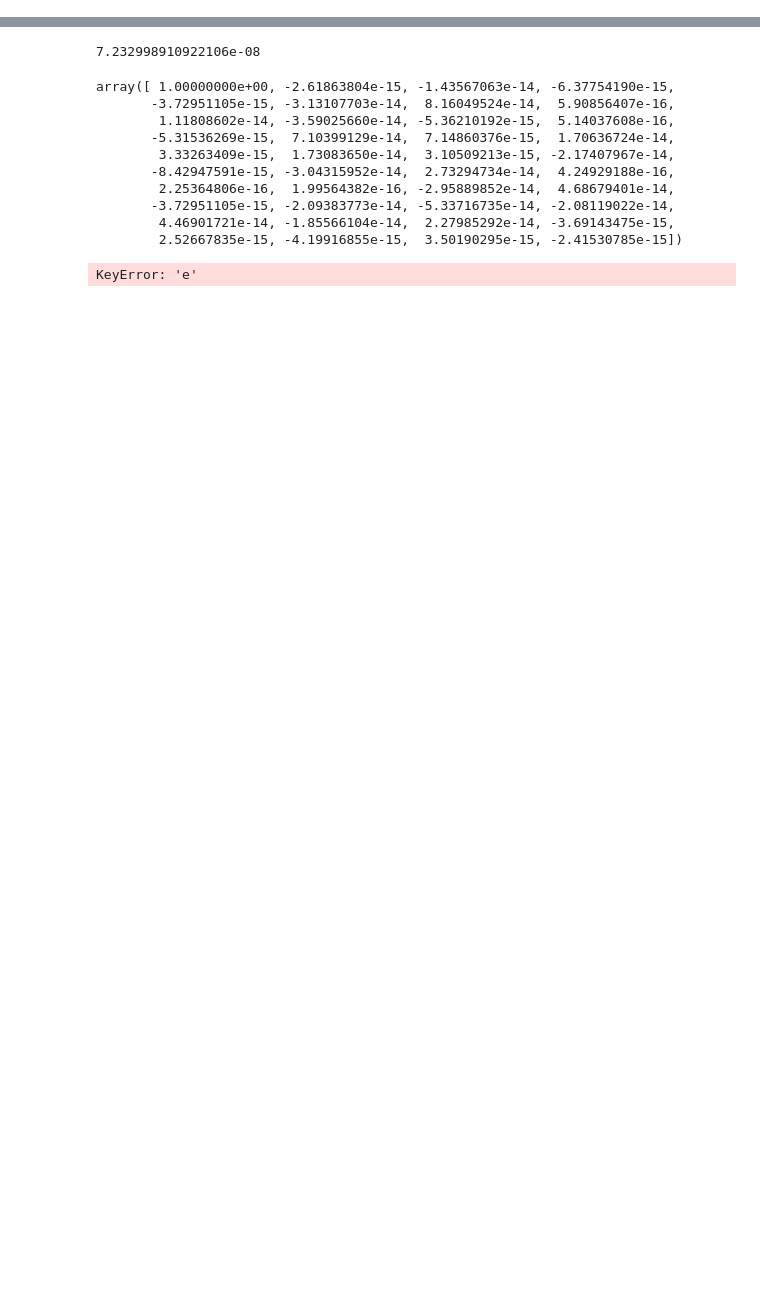
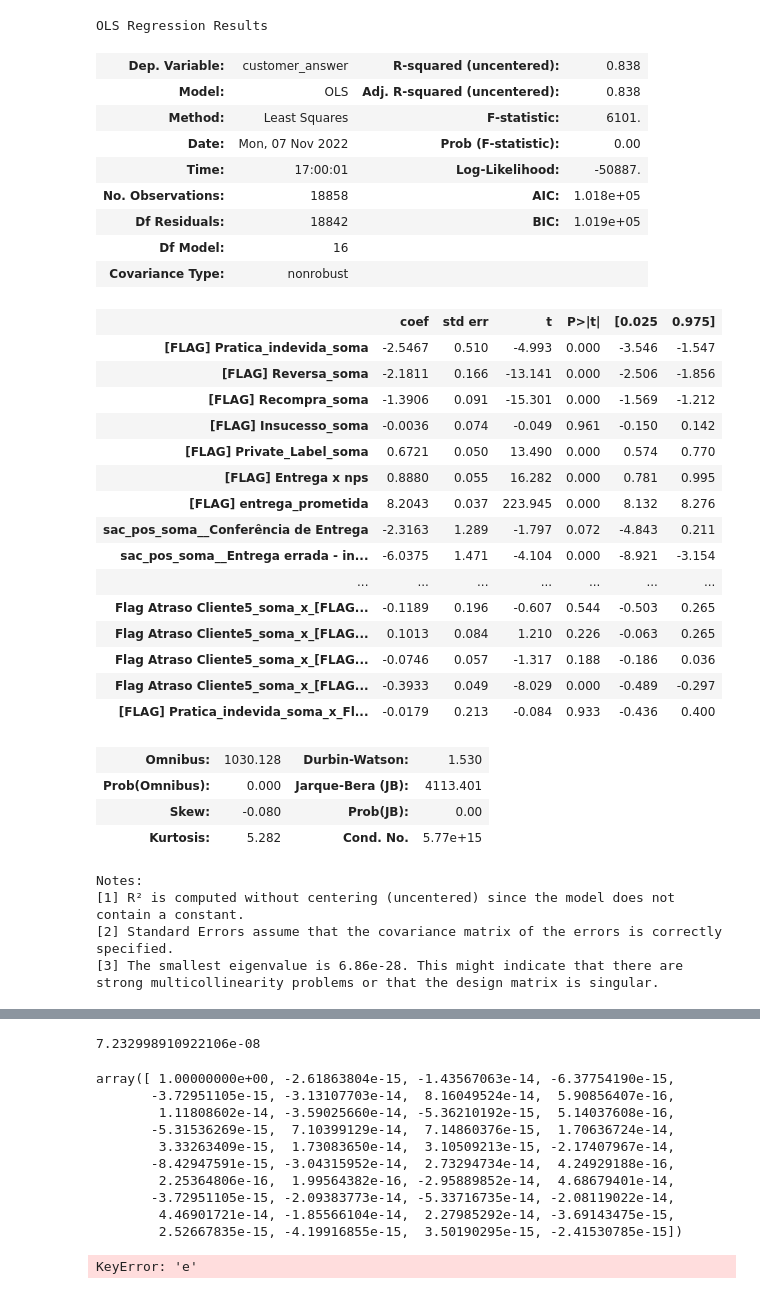
Before and after one commit to mvvilasboas/NPS_Bulky, a Jupyter notebook: analise_corr_varDummy.ipynb, the cells around one changed output, grey strips where cells are left out. Cells and saved outputs as stored; diff of their text form; code cells hidden in the pictures; blank space fills up the shorter version.

```diff
--- a/analise_corr_varDummy.ipynb
+++ b/analise_corr_varDummy.ipynb
@@ -38,6 +38,7 @@ from numpy import unicode_
 base = pd.read_csv(r'../NPS_Bulky/analise_dummy_ou_outros (version 1).csv',sep=';', encoding='ISO-8859-1')
 base.shape
 
+dummy = pd.get_dummies(base['3. Sac_pos_entrega'], prefix='sac_pos_soma_').iloc[:, 1:]
 
 #Cria as colunas de soma das dummys
 def somase(data_frame):
@@ -136,10 +137,10 @@ base['promotor'] = base.apply(
 
 ############################################################FLAGS PROMOTORAS#####################################
 #####flag entrega x nps, mudar na funcao o numero de dias:
-base['[FLAG] Entrega x nps'] = base.apply(
+base['[FLAG] Entrega_adiantada'] = base.apply(
         lambda row: flag_nps_x_entrega(row['data_limite_cliente'], row['data_entregue'], -3), axis=1)
 
-base['[FLAG] entrega_prometida'] = base.apply(
+base['[FLAG] Promessa_de_entrega <=5'] = base.apply(
         lambda row: flag_entrega_prometida(row['data_limite_cliente'], row['data_compra_cliente']), axis=1)
 
 
@@ -187,3 +188,7 @@ base = base.drop(columns=['3. Sac_pos_entrega_s','97 Atraso WMS_s','96 Recompra_
 'FLAG_terceiras_parceiras_soma',
 'tipo_venda','Guide_flag_soma','[FLAG] Entregue_soma', 'created_at','tipo_pedido_nps','[FLAG]Recompra_ff_soma','[FLAG] PJ_soma','FLAG - Infos_encontradas_soma','[FLAG] Recompra assistencia_soma','[FLAG] Recompra Total_soma','[FLAG] Atraso Cliente*_soma','FLAG_Parceiro_soma','[FLAG] - Detrator_mais_entrega_soma','[FLAG] - Categorias_detrator_soma',
 ])
+
+dummy
+base = pd.concat([base, dummy], axis=1)
+base.head()
@@ -189,0 +202,4 @@ base = base.drop(columns=['3. Sac_pos_entrega_s','97 Atraso WMS_s','96 Recompra_
+# %%
+dummy
+base = pd.concat([base, dummy], axis=1)
+base.head()
@@ -286,10 +307,9 @@ X_vars
 
 X_vars.to_csv(r'D:\analise_roge\analise_dummy_nps',sep=';')
 # %%
-X_vars = X_vars.drop(columns=['customer_answer','Flag Atraso Cliente5_soma_x_Flag Atraso Cliente5_soma'] )
+X_vars = X_vars.drop(columns=['customer_answer', '[FLAG] Sac_pos_entrega_soma', 'sac_pos_soma__Avaria em produto entregue', '[FLAG] Pratica_indevida_soma_x_[FLAG] Sac_pos_entrega_soma', '[FLAG] Sac_pos_entrega_soma_x_[FLAG] Pratica_indevida_soma'])
 regressao = sm.OLS(base['customer_answer'],X_vars).fit()
 print(regressao.summary())
-X_vars.to_csv(r'D:\analise_roge\base_multiplica.csv', sep=';')
 # %% [output]
                                  OLS Regression Results
 =======================================================================================
@@ -322,2 +331,43 @@ AttributeError: 'numpy.ndarray' object has no attribute 'iloc'
+# %%
+sac_pos = X_vars.iloc[:,1:18]
+
+regressao = sm.OLS(base['customer_answer'], sac_pos).fit()
+regressao.summary()
+# %% [output]
+OLS Regression Results
+| Dep. Variable: | customer_answer | R-squared (uncentered): | 0.838 |
+| Model: | OLS | Adj. R-squared (uncentered): | 0.838 |
+| Method: | Least Squares | F-statistic: | 6101. |
+| Date: | Mon, 07 Nov 2022 | Prob (F-statistic): | 0.00 |
+| Time: | 17:00:01 | Log-Likelihood: | -50887. |
+| No. Observations: | 18858 | AIC: | 1.018e+05 |
+| Df Residuals: | 18842 | BIC: | 1.019e+05 |
+| Df Model: | 16 |  |  |
+| Covariance Type: | nonrobust |  |  |
+|  | coef | std err | t | P>|t| | [0.025 | 0.975] |
+| [FLAG] Pratica_indevida_soma | -2.5467 | 0.510 | -4.993 | 0.000 | -3.546 | -1.547 |
+| [FLAG] Reversa_soma | -2.1811 | 0.166 | -13.141 | 0.000 | -2.506 | -1.856 |
+| [FLAG] Recompra_soma | -1.3906 | 0.091 | -15.301 | 0.000 | -1.569 | -1.212 |
+| [FLAG] Insucesso_soma | -0.0036 | 0.074 | -0.049 | 0.961 | -0.150 | 0.142 |
+| [FLAG] Private_Label_soma | 0.6721 | 0.050 | 13.490 | 0.000 | 0.574 | 0.770 |
+| [FLAG] Entrega x nps | 0.8880 | 0.055 | 16.282 | 0.000 | 0.781 | 0.995 |
+| [FLAG] entrega_prometida | 8.2043 | 0.037 | 223.945 | 0.000 | 8.132 | 8.276 |
+| sac_pos_soma__Conferência de Entrega | -2.3163 | 1.289 | -1.797 | 0.072 | -4.843 | 0.211 |
+| sac_pos_soma__Entrega errada - in... | -6.0375 | 1.471 | -4.104 | 0.000 | -8.921 | -3.154 |
+| ... | ... | ... | ... | ... | ... | ... |
+| Flag Atraso Cliente5_soma_x_[FLAG... | -0.1189 | 0.196 | -0.607 | 0.544 | -0.503 | 0.265 |
+| Flag Atraso Cliente5_soma_x_[FLAG... | 0.1013 | 0.084 | 1.210 | 0.226 | -0.063 | 0.265 |
+| Flag Atraso Cliente5_soma_x_[FLAG... | -0.0746 | 0.057 | -1.317 | 0.188 | -0.186 | 0.036 |
+| Flag Atraso Cliente5_soma_x_[FLAG... | -0.3933 | 0.049 | -8.029 | 0.000 | -0.489 | -0.297 |
+| [FLAG] Pratica_indevida_soma_x_Fl... | -0.0179 | 0.213 | -0.084 | 0.933 | -0.436 | 0.400 |
+| Omnibus: | 1030.128 | Durbin-Watson: | 1.530 |
+| Prob(Omnibus): | 0.000 | Jarque-Bera (JB): | 4113.401 |
+| Skew: | -0.080 | Prob(JB): | 0.00 |
+| Kurtosis: | 5.282 | Cond. No. | 5.77e+15 |
+Notes:
+[1] R² is computed without centering (uncentered) since the model does not contain a constant.
+[2] Standard Errors assume that the covariance matrix of the errors is correctly specified.
+[3] The smallest eigenvalue is 6.86e-28. This might indicate that there are
+strong multicollinearity problems or that the design matrix is singular.
 # %%
 # %% [output]
```
Also changed, not shown: parts of 7 cells of this notebook.
